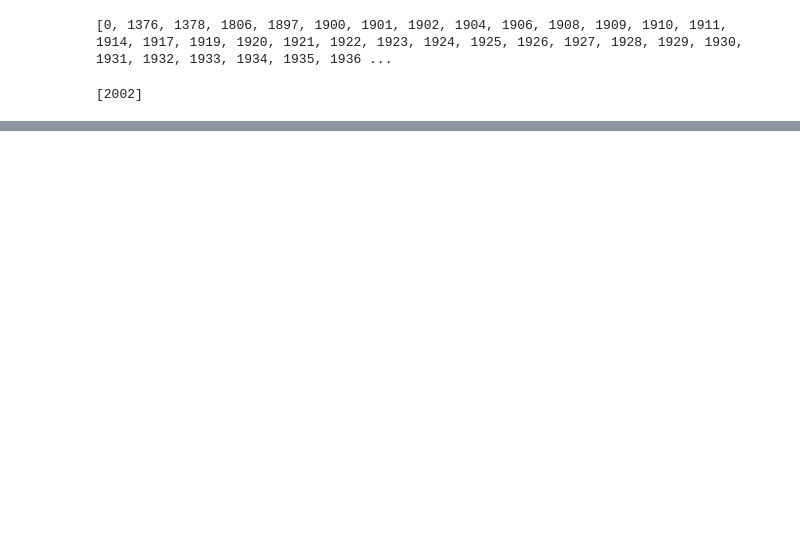
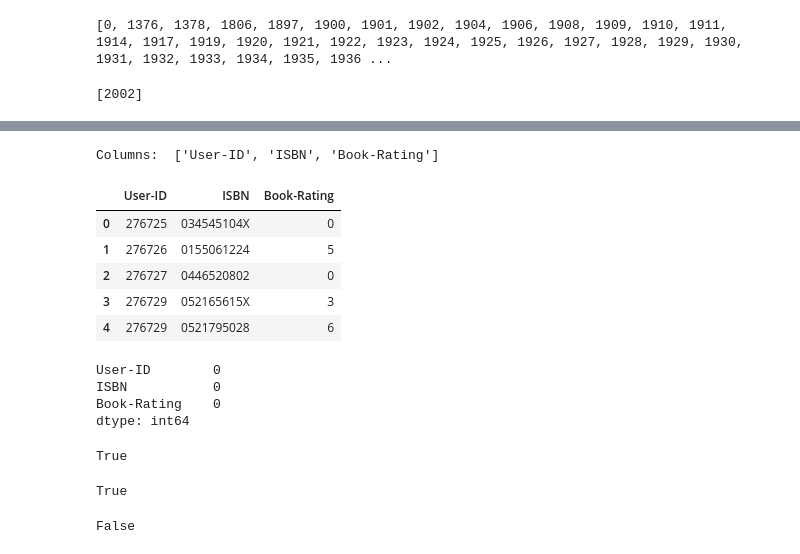
Before and after one commit to toupasana/Unsupervised-Machine-Learning-, a Jupyter notebook: Book_Recommendation_System.ipynb, the cells around one changed output, grey strips where cells are left out. Drawn from its saved outputs; the diff is of its cells as text; code cells hidden in the pictures; blank space fills up the shorter version.

```diff
--- a/Book_Recommendation_System.ipynb
+++ b/Book_Recommendation_System.ipynb
@@ -192,0 +367,46 @@ books.loc[books['Year-Of-Publication'] == 0, 'Year-Of-Publication'] = 2002
+# %%
+print("Columns: ", list(ratings.columns))
+ratings.head()
+# %% [output]
+Columns:  ['User-ID', 'ISBN', 'Book-Rating']
+|  | User-ID | ISBN | Book-Rating |
+| 0 | 276725 | 034545104X | 0 |
+| 1 | 276726 | 0155061224 | 5 |
+| 2 | 276727 | 0446520802 | 0 |
+| 3 | 276729 | 052165615X | 3 |
+| 4 | 276729 | 0521795028 | 6 |
+# %%
+## Checking for null values
+ratings.isnull().sum()
+# %% [output]
+User-ID        0
+ISBN           0
+Book-Rating    0
+dtype: int64
+# %%
+## checking all ratings number or not
+print(is_numeric_dtype(ratings['Book-Rating']))
+# %% [output]
+True
+# %%
+## checking User-ID contains only number or not
+print(is_numeric_dtype(ratings['User-ID']))
+# %% [output]
+True
+# %%
+## checking ISBN
+flag = 0
+k =[]
+reg = "[^A-Za-z0-9]"
+
+for x in ratings['ISBN']:
+    z = re.search(reg,x)
+    if z:
+        flag = 1
+
+if flag == 1:
+    print("False")
+else:
+    print("True")
+# %% [output]
+False
```
Also changed, not shown: parts of 27 cells of this notebook.
